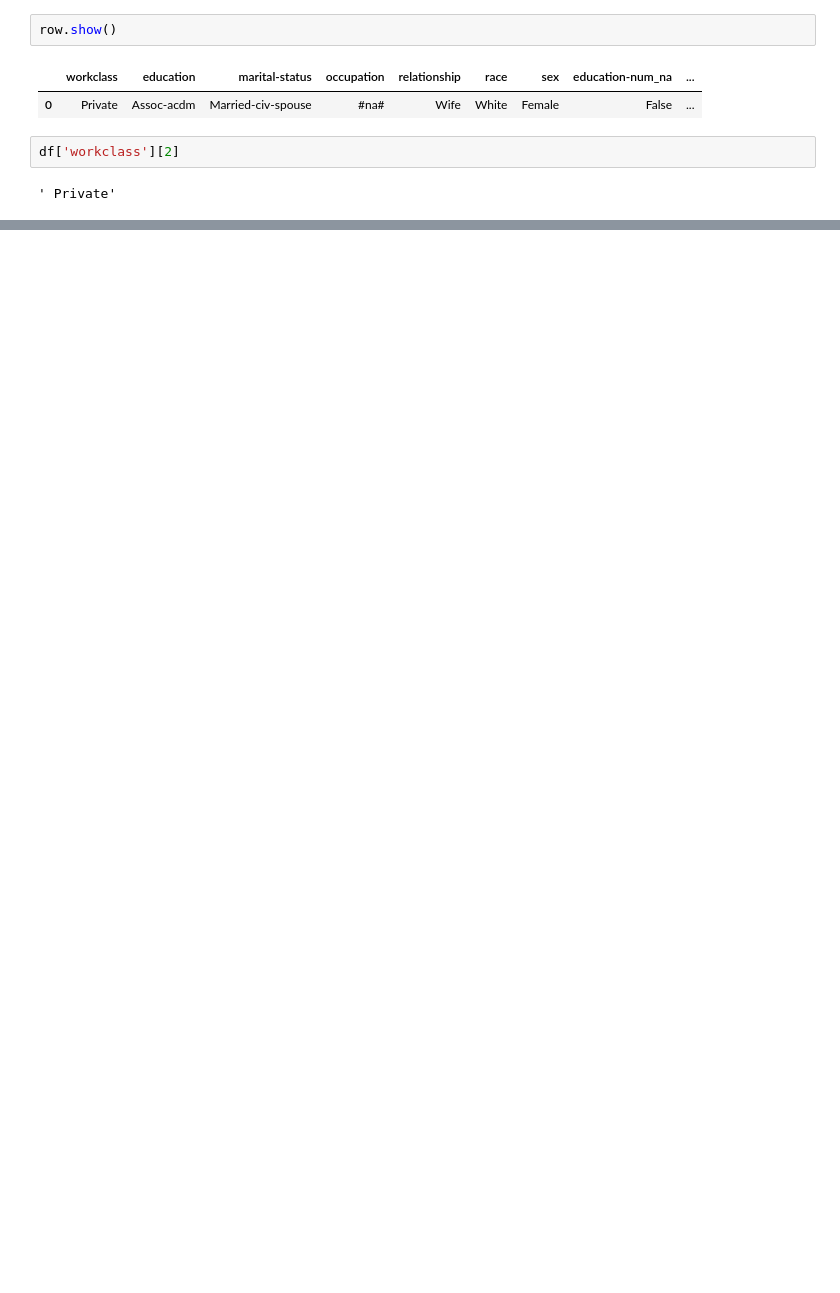
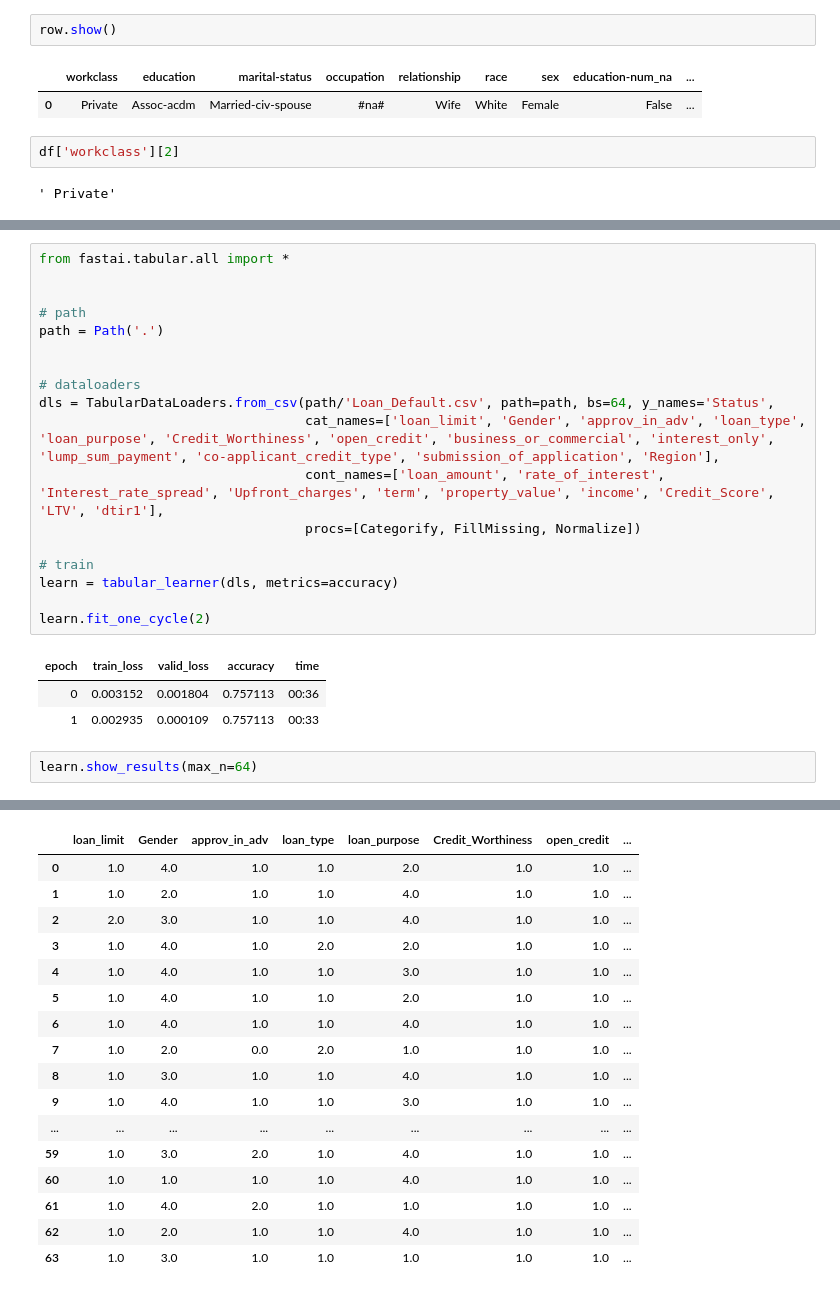
Before and after one commit to ChingizIbnVaxob/data-science-practices, a Jupyter notebook: 29.04.2024/Tabular_data.ipynb, the cells around one changed output, grey strips where cells are left out. Saved outputs shown, nothing was run; the diff lists cells and outputs as text; blank space fills up the shorter version.

```diff
--- a/29.04.2024/Tabular_data.ipynb
+++ b/29.04.2024/Tabular_data.ipynb
@@ -60,0 +70,25 @@ df['workclass'][2]
+# %%
+from fastai.tabular.all import *
+
+
+# path
+path = Path('.')
+
+
+# dataloaders
+dls = TabularDataLoaders.from_csv(path/'Loan_Default.csv', path=path, bs=64, y_names='Status',
+                                  cat_names=['loan_limit', 'Gender', 'approv_in_adv', 'loan_type', 'loan_purpose', 'Credit_Worthiness', 'open_credit', 'business_or_commercial', 'interest_only', 'lump_sum_payment', 'co-applicant_credit_type', 'submission_of_application', 'Region'],
+                                  cont_names=['loan_amount', 'rate_of_interest', 'Interest_rate_spread', 'Upfront_charges', 'term', 'property_value', 'income', 'Credit_Score',  'LTV', 'dtir1'],
+                                  procs=[Categorify, FillMissing, Normalize])
+
+# train
+learn = tabular_learner(dls, metrics=accuracy)
+
+learn.fit_one_cycle(2)
+# %% [output]
+| epoch | train_loss | valid_loss | accuracy | time |
+| 0 | 0.003152 | 0.001804 | 0.757113 | 00:36 |
+| 1 | 0.002935 | 0.000109 | 0.757113 | 00:33 |
+# %%
+learn.show_results(max_n=64)
+# %% [output]
@@ -60,0 +96,17 @@ df['workclass'][2]
+|  | loan_limit | Gender | approv_in_adv | loan_type | loan_purpose | Credit_Worthiness | open_credit | ... |
+| 0 | 1.0 | 4.0 | 1.0 | 1.0 | 2.0 | 1.0 | 1.0 | ... |
+| 1 | 1.0 | 2.0 | 1.0 | 1.0 | 4.0 | 1.0 | 1.0 | ... |
+| 2 | 2.0 | 3.0 | 1.0 | 1.0 | 4.0 | 1.0 | 1.0 | ... |
+| 3 | 1.0 | 4.0 | 1.0 | 2.0 | 2.0 | 1.0 | 1.0 | ... |
+| 4 | 1.0 | 4.0 | 1.0 | 1.0 | 3.0 | 1.0 | 1.0 | ... |
+| 5 | 1.0 | 4.0 | 1.0 | 1.0 | 2.0 | 1.0 | 1.0 | ... |
+| 6 | 1.0 | 4.0 | 1.0 | 1.0 | 4.0 | 1.0 | 1.0 | ... |
+| 7 | 1.0 | 2.0 | 0.0 | 2.0 | 1.0 | 1.0 | 1.0 | ... |
+| 8 | 1.0 | 3.0 | 1.0 | 1.0 | 4.0 | 1.0 | 1.0 | ... |
+| 9 | 1.0 | 4.0 | 1.0 | 1.0 | 3.0 | 1.0 | 1.0 | ... |
+| ... | ... | ... | ... | ... | ... | ... | ... | ... |
+| 59 | 1.0 | 3.0 | 2.0 | 1.0 | 4.0 | 1.0 | 1.0 | ... |
+| 60 | 1.0 | 1.0 | 1.0 | 1.0 | 4.0 | 1.0 | 1.0 | ... |
+| 61 | 1.0 | 4.0 | 2.0 | 1.0 | 1.0 | 1.0 | 1.0 | ... |
+| 62 | 1.0 | 2.0 | 1.0 | 1.0 | 4.0 | 1.0 | 1.0 | ... |
+| 63 | 1.0 | 3.0 | 1.0 | 1.0 | 1.0 | 1.0 | 1.0 | ... |
```
Also changed, not shown: parts of 5 cells of this notebook.
